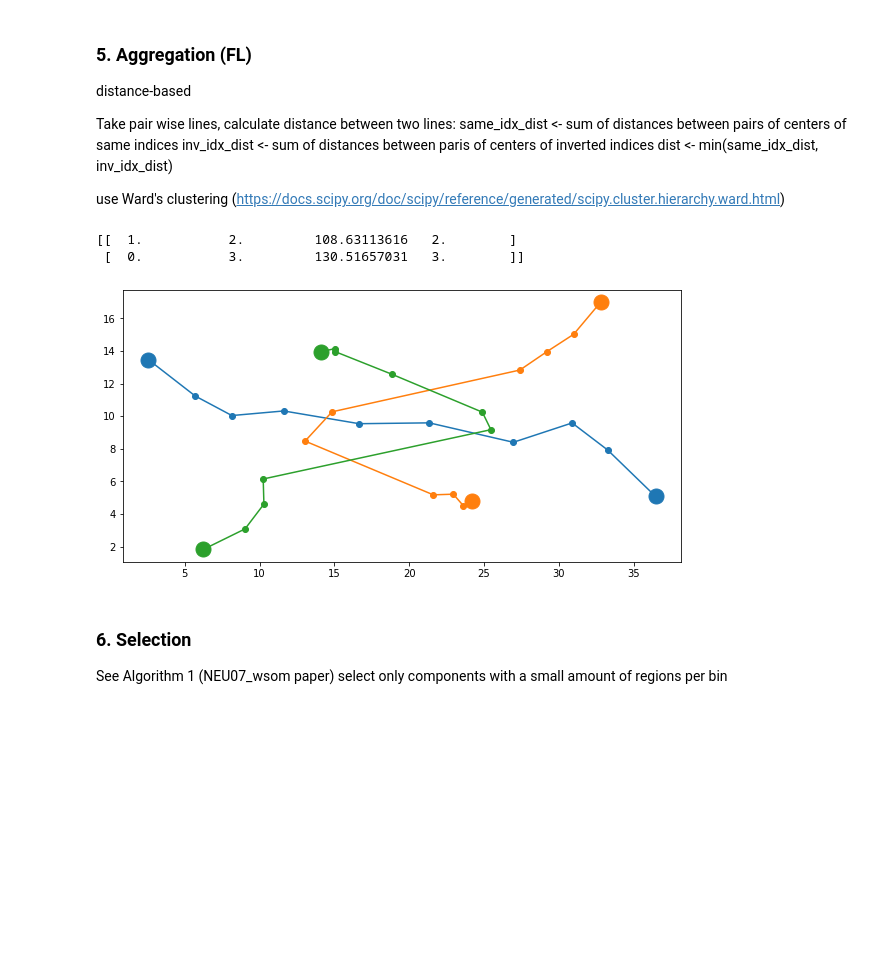
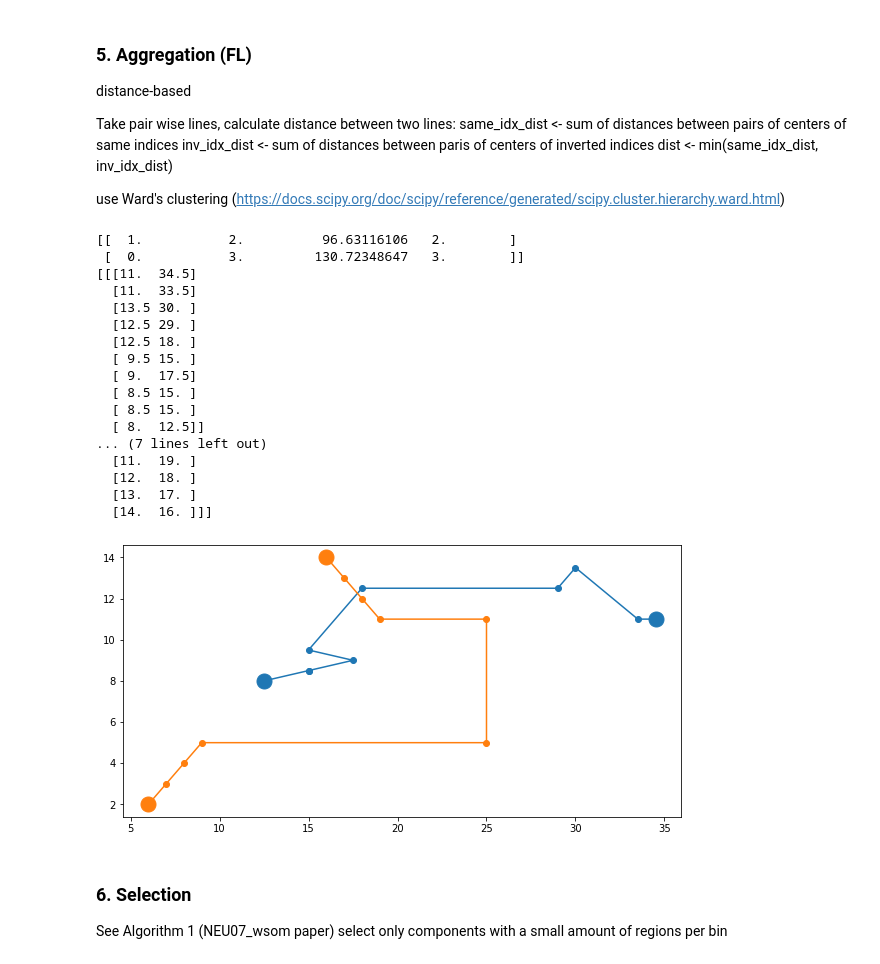
Before and after one commit to filipLoisel/SOS, a Jupyter notebook: UE3/src/main.ipynb, the cells around one changed output. Drawn from its saved outputs; the diff is of its cells as text; code cells hidden in the pictures; blank space fills up the shorter version.

Commit message:
added optinon for reverse distance

```diff
--- a/UE3/src/main.ipynb
+++ b/UE3/src/main.ipynb
@@ -169,7 +169,7 @@ Take pair wise lines,
 
 use Ward's clustering (https://docs.scipy.org/doc/scipy/reference/generated/scipy.cluster.hierarchy.ward.html)
 # %%
-def distance(l1,l2):
+def distance(l1,l2,reverse_allowed=True):
     "l1 and l2 need to be 2 dimensional numpy arrays"
     distance_normal = 0
     distance_reversed = 0
@@ -177,10 +177,13 @@ def distance(l1,l2):
         distance_normal += np.linalg.norm(l1[i] - l2[i])
         distance_reversed += np.linalg.norm(l1[i] - l2[-(i+1)])
     l = [distance_normal, distance_reversed]
+    if not reverse_allowed:
+        l[1] = l[0] + 1 #add 1 to make distance the reversed distance always bigger
+
     return min(l),np.where(l == min(l))[0][0] # [0][0] to get an int instead of an array
 
 
-def create_distance_matrix(lines):
+def create_distance_matrix(lines,r,reverse_allowed=True):
     # create mattrix that shows if the pairwise distance is revesed or not
     n_lines = lines.shape[0]
     matrix = np.empty((n_lines,n_lines))
@@ -191,8 +194,8 @@ def create_distance_matrix(lines):
                 matrix[i,j] = np.inf
                 normal_or_not[i,j] = -1
             else:
-                matrix[i,j] = distance(lines[i],lines[j])[0]
-                normal_or_not[i,j] = distance(lines[i],lines[j])[1]
+                matrix[i,j] = distance(lines[i],lines[j],reverse_allowed)[0]
+                normal_or_not[i,j] = distance(lines[i],lines[j],reverse_allowed)[1]
 
     return np.triu(matrix,1), normal_or_not
 
@@ -213,40 +216,57 @@ def average_lines(lines,clusters,r_matrix):
     final_lines = []
     for i in range(max(clusters)): #iterate trough clusters
         cluster_lines = np.where(clusters == i + 1)
         if len(cluster_lines[0]) == 1:
             final_lines.append(lines[cluster_lines[0]][0].tolist())
             continue
 
 
         first_ind = cluster_lines[0][0]
         averaged_line = lines[first_ind]
         for compare_ind in cluster_lines[0]:   #itearate trough lines
             if r_matrix[first_ind, compare_ind] == 0:  # normal distance
                 averaged_line = averaged_line + lines[compare_ind]
 
             elif r_matrix[first_ind, compare_ind] == 1:  # reverse distance
                 averaged_line = averaged_line + np.flip(lines[compare_ind],axis=0)
         averaged_line = (averaged_line / len(cluster_lines[0])).tolist()
 
         final_lines.append(averaged_line)
     return final_lines
 
 
-def aggregate(lines,threshold,print_Z=False):
-    d_matrix, r_matrix = create_distance_matrix(lines)
+def aggregate(lines,threshold,print_Z=False,reverse_allowed=True):
+    d_matrix, r_matrix = create_distance_matrix(lines,reverse_allowed)
     clusters = assign_clusters(d_matrix, threshold,print_Z)
     new_lines = average_lines(lines, clusters, r_matrix)
     new_lines = np.array(new_lines)
-    return new_lines
+
+    return new_lines, clusters
 
 
 
-agg_lines = aggregate(lines,80,True)
+agg_lines, clusters = aggregate(lines,100,True,False)
+print(agg_lines)
 visualize(agg_lines)
 # %% [output]
-[[  1.           2.         108.63113616   2.        ]
- [  0.           3.         130.51657031   3.        ]]
+[[  1.           2.          96.63116106   2.        ]
+ [  0.           3.         130.72348647   3.        ]]
+[[[11.  34.5]
+  [11.  33.5]
+  [13.5 30. ]
+  [12.5 29. ]
+  [12.5 18. ]
+  [ 9.5 15. ]
+  [ 9.  17.5]
+  [ 8.5 15. ]
+  [ 8.5 15. ]
+  [ 8.  12.5]]
+... (7 lines left out)
+  [11.  19. ]
+  [12.  18. ]
+  [13.  17. ]
+  [14.  16. ]]]
-[figure, old version]
+[figure, new version]
 # %% [markdown]
 ### 6. Selection
 
```
